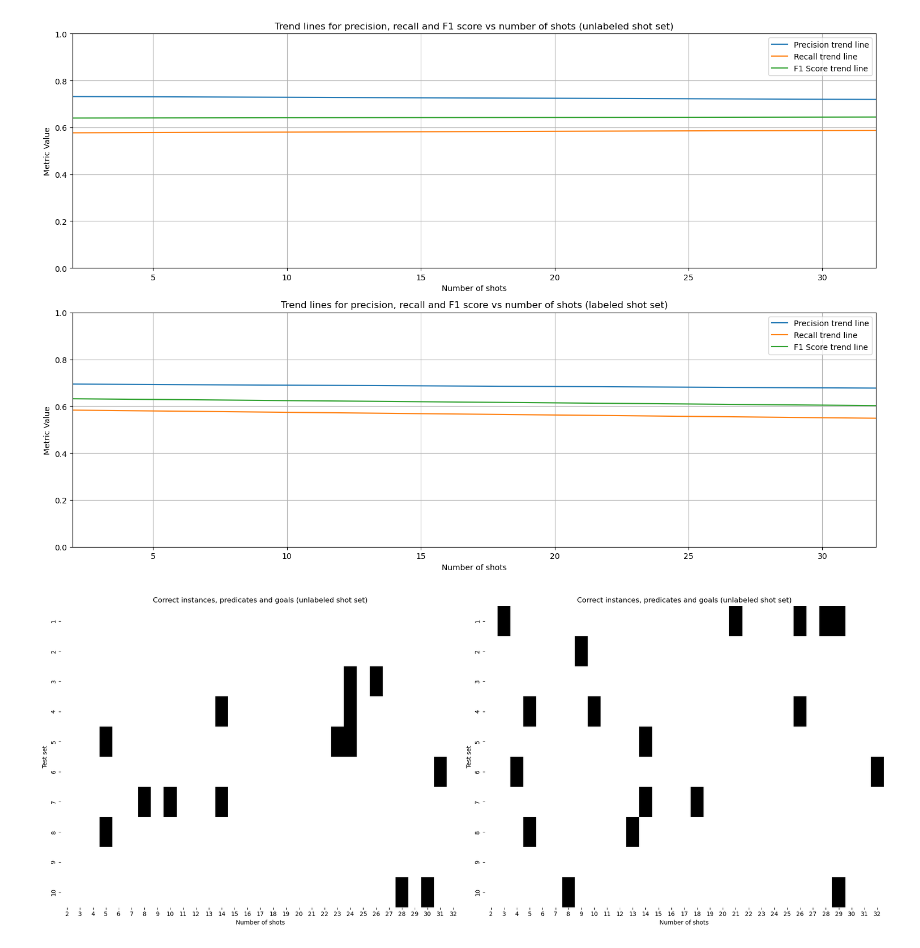
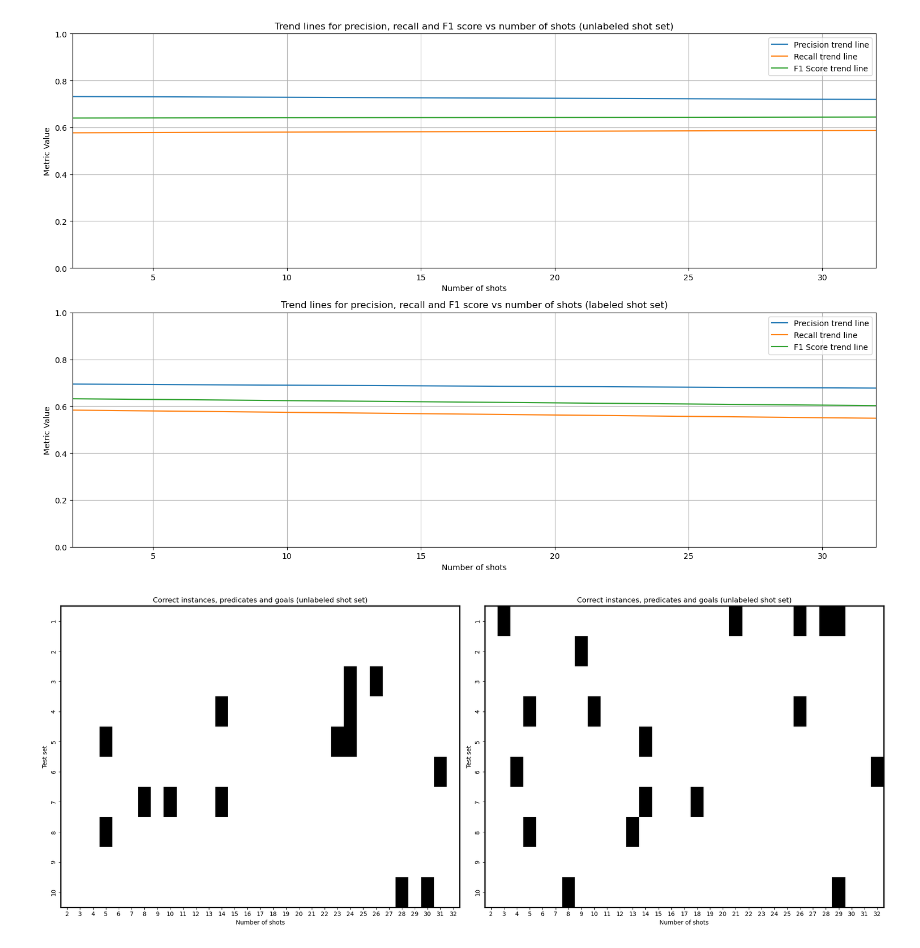
Before and after one commit to stinkyElias/SemReBot2, a Jupyter notebook: testing/mistral/data_plotter.ipynb, the cells around one changed output. Drawn from its saved outputs; the diff is of its cells as text; code cells hidden in the pictures.

Commit message:
plotting

```diff
--- a/testing/mistral/data_plotter.ipynb
+++ b/testing/mistral/data_plotter.ipynb
@@ -1322,31 +1322,39 @@ labeled = labeled_arr.reshape(10, 31)
 # %%
 def plot_heatmaps(labeled, unlabeled):
     fig, axs = plt.subplots(ncols=2, figsize=(20, 8))
 
     # Plot unlabeled heatmap
     ax1 = sns.heatmap(unlabeled, cmap='binary', ax=axs[0], cbar=False)
     ax1.set_yticklabels(range(1, 11))
     ax1.set_xticklabels(range(2, 33))
     ax1.set_title('Correct instances, predicates and goals (unlabeled shot set)')
     ax1.set_ylabel('Test set')
     ax1.set_xlabel('Number of shots')
 
+    for _, spine in ax1.spines.items():
+        spine.set_visible(True)
+        spine.set_linewidth(2)
+
     # Plot labeled heatmap
     ax2 = sns.heatmap(labeled, cmap='binary', ax=axs[1], cbar=False)
     ax2.set_yticklabels(range(1, 11))
     ax2.set_xticklabels(range(2, 33))
     ax2.set_title('Correct instances, predicates and goals (unlabeled shot set)')
     ax2.set_ylabel('Test set')
     ax2.set_xlabel('Number of shots')
+
+    for _, spine in ax2.spines.items():
+        spine.set_visible(True)
+        spine.set_linewidth(2)
 
     # fig.suptitle('Heatmaps of test sets with all correct predictions')
 
     plt.tight_layout()
     plt.show()
 
     # save to pdf
     fig.savefig('heatmaps.pdf')
 
 plot_heatmaps(labeled, unlabeled)
 # %% [output]
-[figure, old version]
+[figure, new version]
```
Also changed, not shown: 15 other files.
